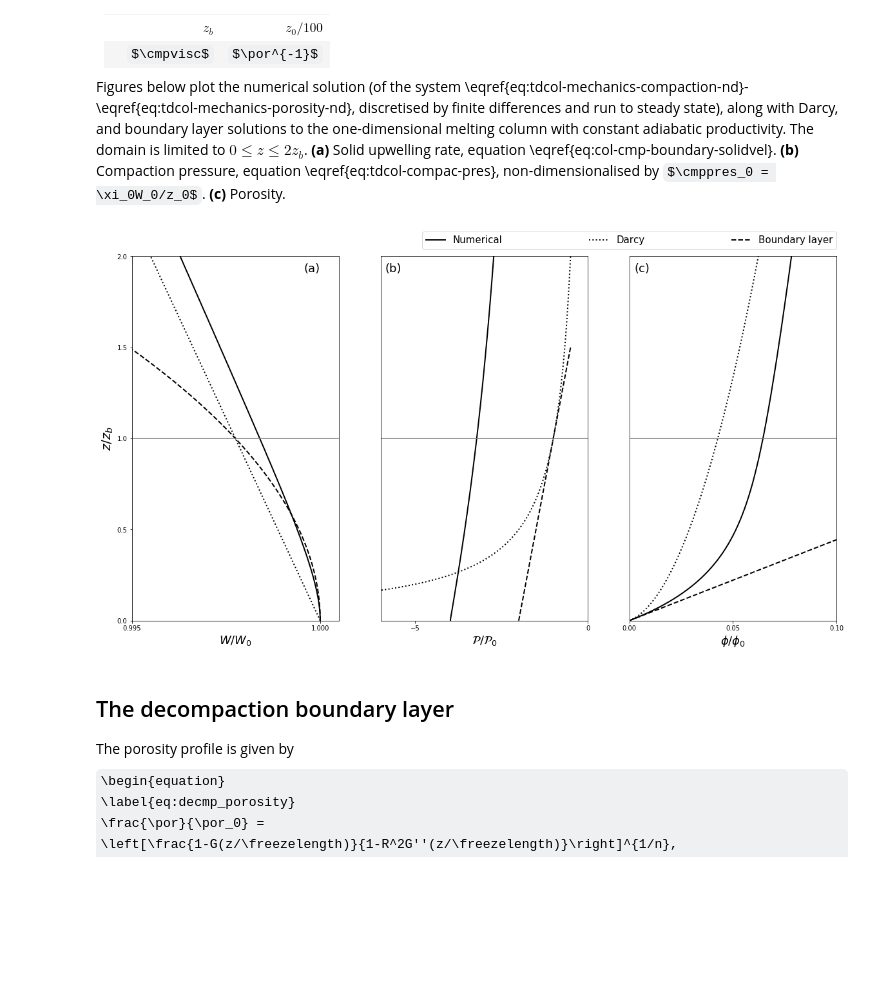
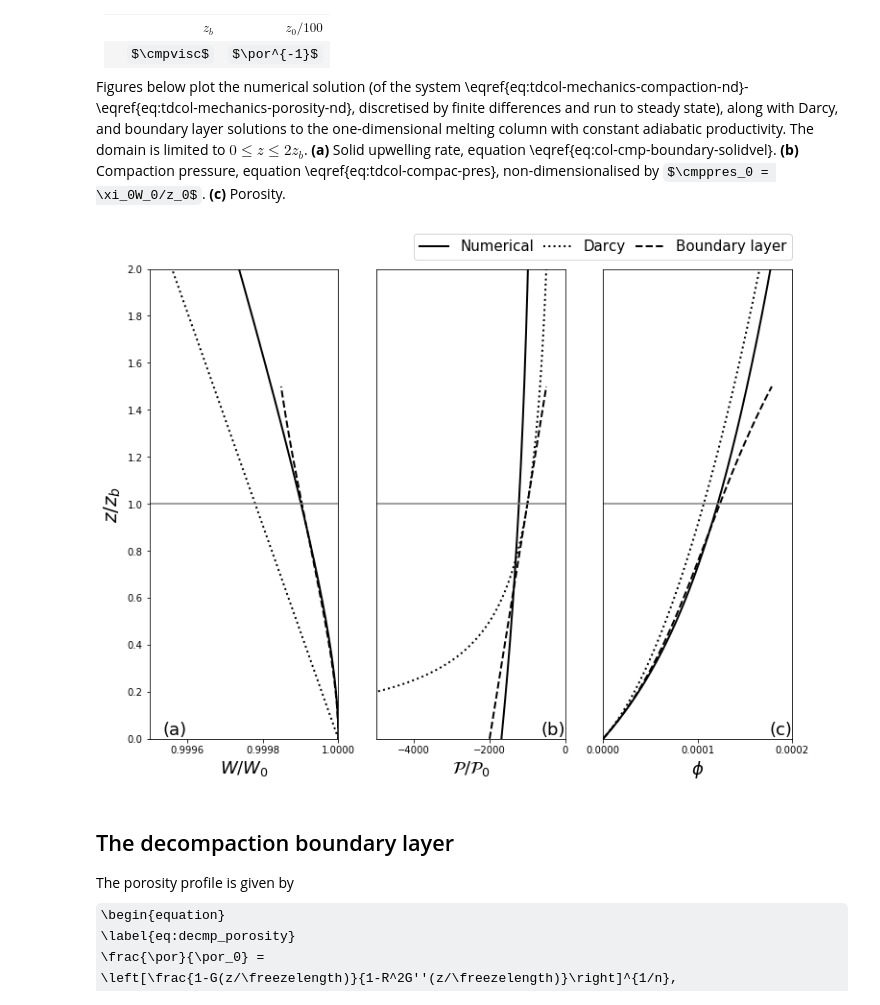
Before and after one commit to FoaLab/partially-molten-rock-PUP, a Jupyter notebook: content/ch11.ipynb, the cells around one changed output. Drawn from its saved outputs; the diff is of its cells as text; code cells hidden in the pictures; some formulas as TeX source; blank space fills up the shorter version.

Commit message:
reimplementation of Figure 11.6

```diff
--- a/content/ch11.ipynb
+++ b/content/ch11.ipynb
@@ -605,71 +608,71 @@ def MeltingColNumerical(f0, e0, d0, F0, n):
         del_ = np.linalg.norm(phi - phio, 2) / dt / np.linalg.norm(phi, 2)  # change of solution
 
     return z, W, phi, np.gradient(W, z) / phi
+# %%
+delta = 0.1
+Q = 1e4
+Fmax = 0.22
+
+zb = delta / np.sqrt(Q)
+P0 = -2.0 / zb
+
+Z = np.linspace(0.0, 2.0, 1000)  # this is z/zb;
+
+S_z, S_W, S_phi, S_P = MeltingColNumerical(Q, delta, Fmax, 2)
 # %%
 f, ax = plt.subplots(1, 3)
-zoom = 2.0
-f.set_size_inches(9.8 * zoom, 5.2 * zoom)
+f.set_size_inches(12.0, 9.0)
 f.set_facecolor('w')
 
-delta = 0.1
-vr = 0.01
-phi0 = 0.01
-Fmax = 0.225
+Pbl = -np.sqrt(Q)/delta*(2.0 - Z)
+Pbl[Z > 1.5] = np.nan
+P   = -1.0/(zb*Z)
 
-zb = delta*np.sqrt(vr)
-P0 = -2.0 * phi0/zb
-
-Z = np.linspace(0.0, 2.0, 1000)  # this is z/zb;
-
-S_z, S_W, S_phi, S_P = MeltingColNumerical(phi0, vr, delta, Fmax, 2)
-
-Pbl = np.asarray([-phi0/delta/np.sqrt(vr)*(2-z) if z<=1.5 else np.nan for z in Z])
-P   = -phi0/(zb*Z)
-
-Wbl = np.asarray([1. + Fmax*P0/2./phi0*(zb*z)**2 if z <= 1.5 else np.nan for z in Z])
+V = Fmax*Z*zb - Fmax*zb*np.sqrt(np.pi/2.0)*np.exp(0.5*(Z-2.0)**2) * (erf(np.sqrt(2.0)) + erf(np.sqrt(2.0) * 0.5*(Z-2.0)))
+V[Z > 1.5] = np.nan
+Wbl = 1 - V
+Wbl[Z > 1.5] = np.nan
 W   = 1.0 - Fmax*(zb*Z)
 
-phibl = np.asarray([Fmax/phi0*zb*z if z <= 1.5 else np.nan for z in Z])
-phi = vr/2.*(np.sqrt(1.0 + 4.0*Fmax*zb*Z/vr/phi0) - 1.0)
+phibl = Fmax*zb*Z - V
+phi = 1.0/2.0/Q*(np.sqrt(1.0 + 4.0*zb*Z*Fmax*Q) - 1.0)
 
-ax[0].plot(W, Z, ':k', linewidth=2)
-ax[0].plot(Wbl, Z, '--k', linewidth=2)
-ax[0].plot(S_W, S_z/zb,'-k', linewidth=2)
+ax[0].plot(W, Z, ':k', Wbl, Z, '--k', S_W, S_z/zb,'-k', linewidth=2)
 ax[0].plot([0.0, 2], [1.0, 1.0], '-', color=[0.5, 0.5, 0.5])
-ax[0].set_xlim(0.995, 1.0005)
-ax[0].set_xticks((0.995, 1.0))
+ax[0].set_xlim(0.9995, 1.0)
+ax[0].set_xticks((0.9996, 0.9998, 1.0))
 ax[0].set_ylim(0.0, 2.0)
-ax[0].set_yticks((0.0, 0.5, 1.0, 1.5, 2.0))
+ax[0].set_yticks(np.arange(0.0, 2.1, 0.2))
 ax[0].set_xlabel(r'$W/W_0$', fontsize=18)
 ax[0].set_ylabel(r'$z/z_b$', fontsize=20)
-ax[0].text(1.0, 1.9, '(a)', fontsize=18, verticalalignment='bottom', horizontalalignment='right')
+ax[0].text(0.9996, 0.0, '(a)', fontsize=18, verticalalignment='bottom', horizontalalignment='right')
 
 p0, = ax[1].plot(S_P, S_z/zb, '-k', linewidth=2)
 p1, = ax[1].plot(P, Z, ':k', linewidth=2)
 p2, = ax[1].plot(Pbl, Z, '--k', linewidth=2)
-ax[1].plot([-10.0, 2.0], [1.0, 1.0], '-', color=[0.5, 0.5, 0.5])
-ax[1].set_xlim(-6.0, 0.0)
-ax[1].set_xticks((-5., 0.))
+ax[1].plot([-5000.0, 0.0], [1.0, 1.0], '-', color=[0.5, 0.5, 0.5])
+ax[1].set_xlim(-5000.0, 0.0)
+ax[1].set_xticks((-4000, -2000, 0))
 ax[1].set_ylim(0.0, 2.0)
 ax[1].set_yticks(())
 ax[1].set_xlabel(r'$\mathcal{P}/\mathcal{P}_0$', fontsize=18)
-ax[1].text(-5.4, 1.9, '(b)', fontsize=18, verticalalignment='bottom', horizontalalignment='right')
+ax[1].text(-5.4, 0.0, '(b)', fontsize=18, verticalalignment='bottom', horizontalalignment='right')
 
 plt.legend(handles=[p0, p1, p2], labels=['Numerical', 'Darcy', 'Boundary layer'], fontsize=15,
            bbox_to_anchor=(-1.0, 1.02, 2.0, .2),  loc='lower left', ncol=3, mode="expand", borderaxespad=0.)
 
 ax[2].plot(phi, Z, ':k', phibl, Z, '--k', S_phi, S_z/zb, '-k', linewidth=2)
-ax[2].plot([0.0, 2.0,], [1.0, 1.0], '-', color=[0.5, 0.5, 0.5])
-ax[2].set_xlim(0.0, 0.1)
-ax[2].set_xticks((0.0, 0.05, 0.1))
+ax[2].plot([1e-10, 2.0*np.max(S_phi)], [1.0, 1.0], '-', color=[0.5, 0.5, 0.5])
+ax[2].set_xlim(0.0, 2e-4)
+ax[2].set_xticks((0.0, 1e-4, 2e-4))
 ax[2].set_ylim(0.0, 2.0)
 ax[2].set_yticks(())
-ax[2].set_xlabel(r'$\phi/\phi_0$', fontsize=18)
-ax[2].text(0.01, 1.9, '(c)', fontsize=18, verticalalignment='bottom', horizontalalignment='right')
+ax[2].set_xlabel(r'$\phi$', fontsize=18)
+ax[2].text(2e-4, 1.9e-4, '(c)', fontsize=18, verticalalignment='bottom', horizontalalignment='right')
 
 plt.show()
 # %% [output]
-[figure, old version]
+[figure, new version]
 # %% [markdown]
 ## The decompaction boundary layer
 
```
Also changed, not shown: parts of 3 cells of this notebook.
